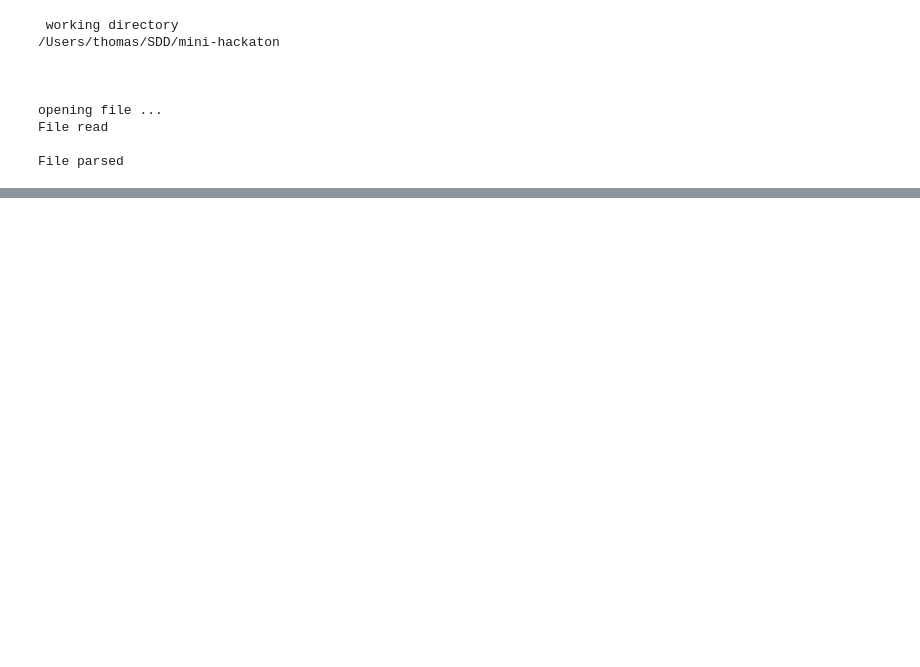
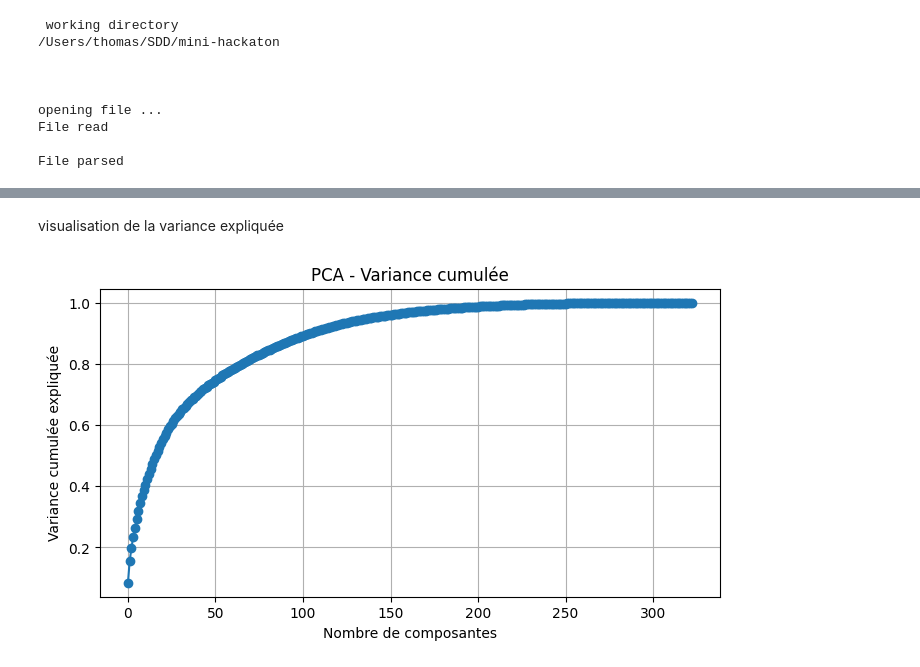
Before and after one commit to thomasdepic/mini-hackaton-gros-camtars, a Jupyter notebook: data_analytics.ipynb, the cells around one changed output, grey strips where cells are left out. Saved outputs shown, nothing was run; the diff lists cells and outputs as text; code cells hidden in the pictures; blank space fills up the shorter version.

```diff
--- a/data_analytics.ipynb
+++ b/data_analytics.ipynb
@@ -171,0 +223,4 @@ for col in columns_of_interest :  # limiter à max_cols pour éviter trop de plo
+# %%
+X = features.fillna(-1).copy()
+scaler = StandardScaler()
+X_scaled = scaler.fit_transform(X)
@@ -171,0 +229,18 @@ for col in columns_of_interest :  # limiter à max_cols pour éviter trop de plo
+# %%
+pca = PCA(n_components=min(X_scaled.shape[0], X_scaled.shape[1]))
+X_pca = pca.fit_transform(X_scaled)
+# %% [markdown]
+visualisation de la variance expliquée
+# %%
+explained_var_ratio = pca.explained_variance_ratio_
+cum_var = np.cumsum(explained_var_ratio)
+
+plt.figure(figsize=(8,4))
+plt.plot(cum_var, marker='o')
+plt.xlabel("Nombre de composantes")
+plt.ylabel("Variance cumulée expliquée")
+plt.title("PCA - Variance cumulée")
+plt.grid(True)
+plt.show()
+# %% [output]
+[figure, added]
```
Also changed, not shown: parts of 17 cells of this notebook.
